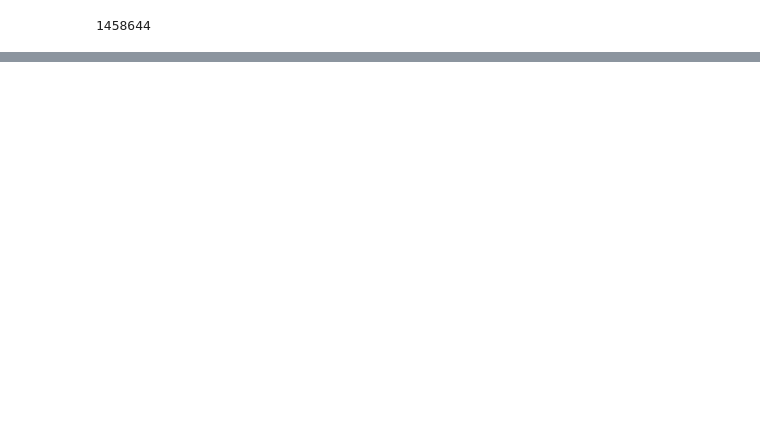
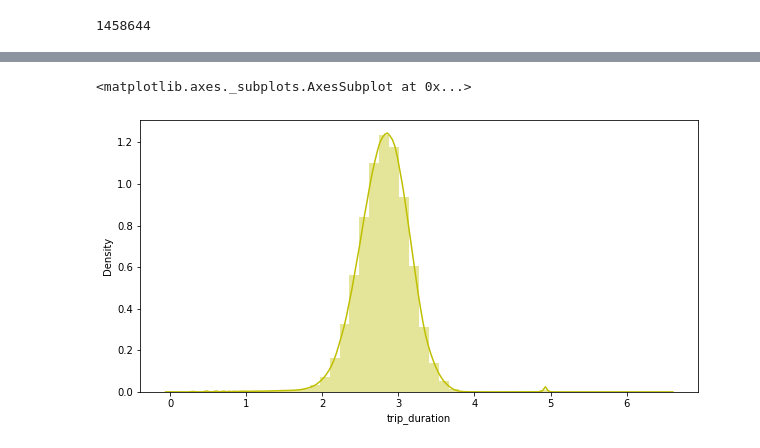
Before and after one commit to issatyajit/NYC-taxi-time-prediction, a Jupyter notebook: NYC_Taxi_Trip_Time_Prediction_Capstone_Project.ipynb, the cells around one changed output, grey strips where cells are left out. Cells and saved outputs as stored; diff of their text form; code cells hidden in the pictures; blank space fills up the shorter version.

```diff
--- a/NYC_Taxi_Trip_Time_Prediction_Capstone_Project.ipynb
+++ b/NYC_Taxi_Trip_Time_Prediction_Capstone_Project.ipynb
@@ -160,9 +160,9 @@ def get_holiday(X):
 # %%
 df1=df
 # %%
-A=np.array([])
-for i in range(df.shape[0]):
-  A=np.append(A,get_holiday(df['pickup_datetime'][i].date()))
+#A=np.array([])
+#for i in range(df.shape[0]):
+  #A=np.append(A,get_holiday(df['pickup_datetime'][i].date()))
 # %%
 df1=pd.DataFrame(A,columns=['is_holiday']).join(df)
 # next we make a column date number
@@ -233,5 +230,5 @@ len(df['id'].unique())
 1458644
 # %%
 #Now we finalize the dataset
-df1=df1[['vendor_id','passenger_count','is_holiday','store_and_fwd_flag','date_num',
-         'month_num',	'week_num',	'hour_of_day',	'distance_in_km',	'average_speed_kmph']]
+df2=df1[['vendor_id','passenger_count','is_holiday','store_and_fwd_flag','date_num',
+         'month_num',	'week_num',	'hour_of_day',	'distance_in_km',	'average_speed_kmph','trip_duration']]
@@ -237,0 +272,6 @@ df1=df1[['vendor_id','passenger_count','is_holiday','store_and_fwd_flag','date_n
+# %%
+plt.figure(figsize=(10,5))
+sns.distplot(np.log10(df1['trip_duration']),color="y")
+# %% [output]
+<matplotlib.axes._subplots.AxesSubplot at 0x...>
+[figure, added]
```
Also changed, not shown: parts of 29 cells of this notebook.
